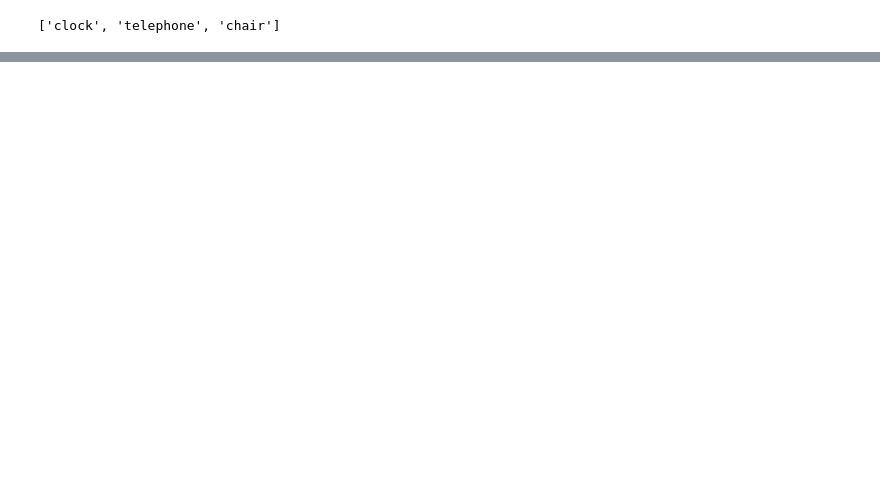
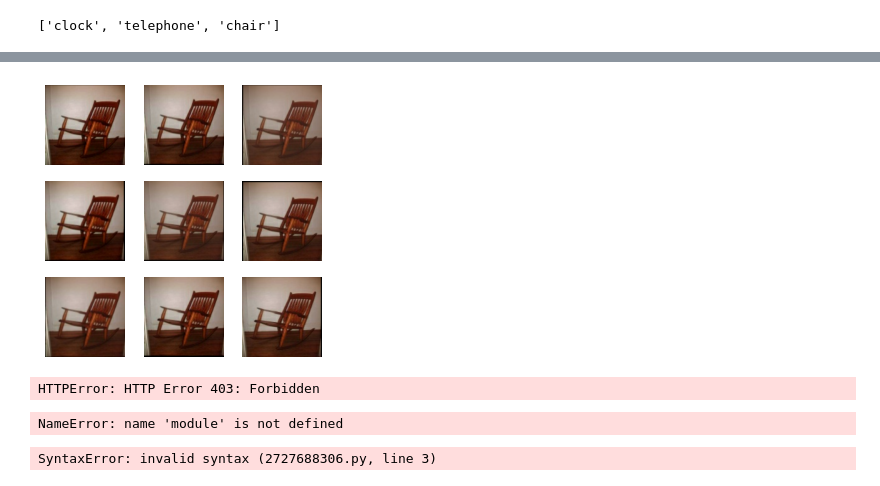
Before and after one commit to m-bashari-m/classification-transfer-learning, a Jupyter notebook: model.ipynb, the cells around one changed output, grey strips where cells are left out. Drawn from its saved outputs; the diff is of its cells as text; code cells hidden in the pictures; blank space fills up the shorter version.

```diff
--- a/model.ipynb
+++ b/model.ipynb
@@ -82,4 +54,4 @@ REPEAT = 2
 # %%
-train_ds = train_ds.repeat(REPEAT).map(preprocess_train).shuffle(BUFFER_SIZE).batch(BATCH_SIZE).prefetch(AUTOTUNE)
-val_ds = val_ds.map(preprocess_test).batch(BATCH_SIZE).prefetch(AUTOTUNE)
-test_ds = test_ds.map(preprocess_test).batch(BATCH_SIZE).prefetch(AUTOTUNE)
+train_ds = train_ds.repeat(2).prefetch(AUTOTUNE)
+val_ds = val_ds.prefetch(AUTOTUNE)
+test_ds = test_ds.prefetch(AUTOTUNE)
@@ -85,0 +60,18 @@ test_ds = test_ds.map(preprocess_test).batch(BATCH_SIZE).prefetch(AUTOTUNE)
+# %%
+data_augmentation = tf.keras.Sequential([
+    tf.keras.layers.RandomTranslation((-.02, .02),
+                                      (-.02, .02),
+                                      fill_mode='constant'),
+    tf.keras.layers.RandomCrop(IMAGE_SIZE[0], IMAGE_SIZE[1]),
+    tf.keras.layers.RandomContrast(.3)
+])
+# %%
+for image, _ in train_ds.take(1):
+  plt.figure(figsize=(5, 5))
+  first_image = image[0]
+  for i in range(9):
+    ax = plt.subplot(3, 3, i + 1)
+    augmented_image = data_augmentation(tf.expand_dims(first_image, 0))
+    plt.imshow(augmented_image[0] / 255)
+    plt.axis('off')
+# %% [output]
@@ -85,0 +85,33 @@ test_ds = test_ds.map(preprocess_test).batch(BATCH_SIZE).prefetch(AUTOTUNE)
+[figure, added]
+# %%
+model_url = "https://tfhub.dev/google/bit/m-r50x1/1"
+module = hub.KerasLayer(model_url)
+# %% [output]
+HTTPError: HTTP Error 403: Forbidden
+# %%
+class BitClassifier(tf.keras.Model):
+    def __init__(self, n_classes, module, augment, **kwargs):
+        super(BitClassifier, self).__init__(**kwargs)
+
+        self.augment = augment
+        self.module = module
+        self.head = tf.keras.layers.Dense(n_classes)
+
+    def call(self, X):
+        X = self.augment(X)
+        X = self.module(X)
+        return self.head(X)
+
+model = BitClassifier(n_classes, module, data_augmentation)
+# %% [output]
+NameError: name 'module' is not defined
+# %%
+initial_lr = 1e-3
+boundaries = [200, 300]
+values = [initial_lr, initial_lr*.1, initial_lr*.01]
+lr_schedular = tf.keras.optimizers.schedules.PiecewiseConstantDecay(boundaries=boundaries,
+                                                                   values=values)
+optimizer = tf.keras.optimizers.Adam(learning_rate=lr_schedular)
+loss_fn = tf.keras.losses.CategoricalCrossentropy(from_logits=True)
+# %% [output]
+SyntaxError: invalid syntax (2727688306.py, line 3)
```
Also changed, not shown: parts of 19 cells of this notebook.
